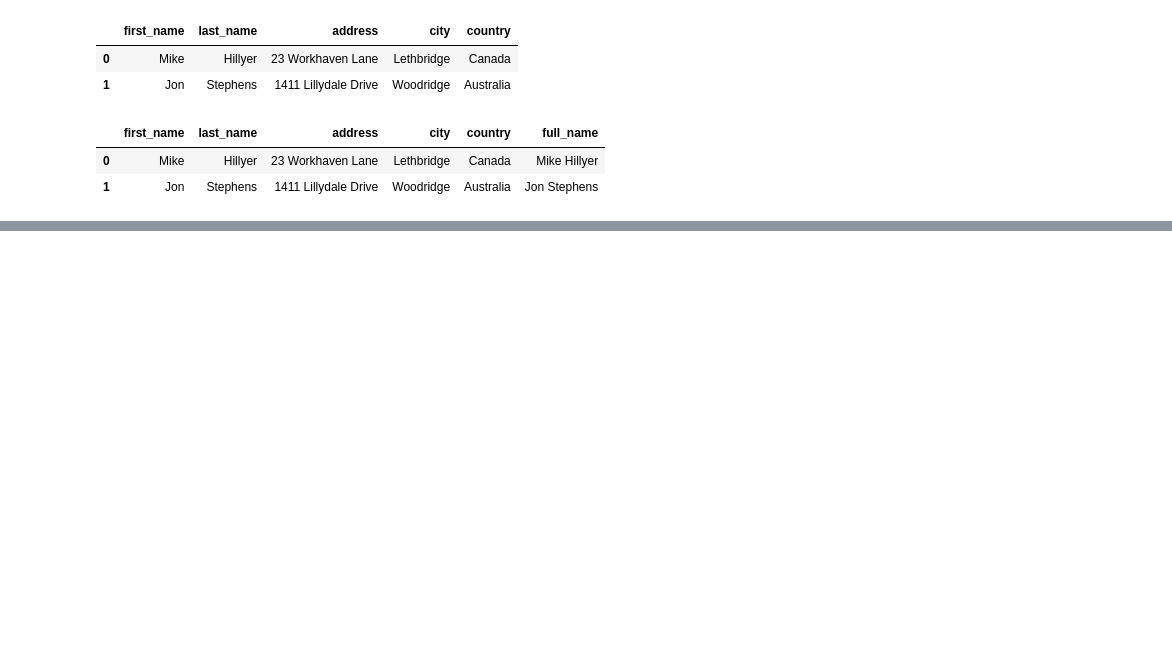
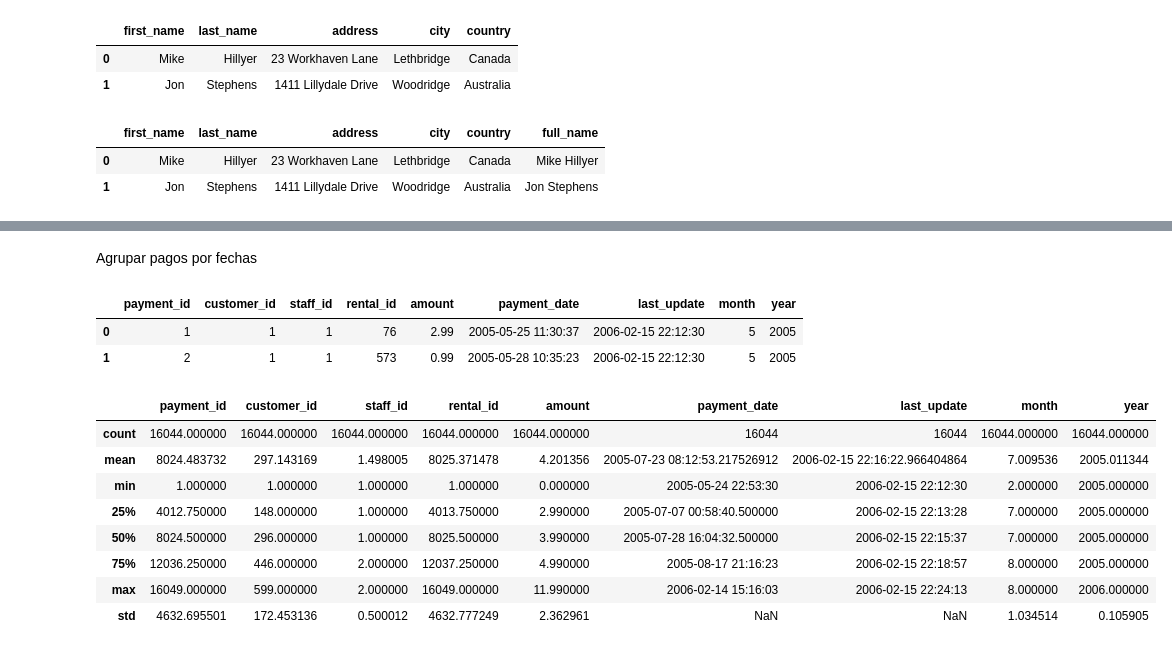
Before and after one commit to MiguelAngel3378/CURSO_ANALISIS_BD2, a Jupyter notebook: m4_pandas/operaciones/sakila_join.ipynb, the cells around one changed output, grey strips where cells are left out. Drawn from its saved outputs; the diff is of its cells as text; code cells hidden in the pictures; blank space fills up the shorter version.

```diff
--- a/m4_pandas/operaciones/sakila_join.ipynb
+++ b/m4_pandas/operaciones/sakila_join.ipynb
@@ -89,0 +121,12 @@ df_staff_direction
+# %%
+# crear nuevo dataframe que tenga el nombre de cada empleado y
+# el amount (cantidad dinero facturada) total de cada uno
+
+df_staff_payment = pd.DataFrame()
+
+df_staff = pd.read_sql('SELECT * FROM staff;', connection, index_col='staff_id')
+df_payment = pd.read_sql("SELECT * FROM payment", connection)
+
+df_staff_payment['full_name'] = df_staff['first_name'] + ' ' + df_staff['last_name']
+df_staff_payment['payment'] = df_payment.groupby('staff_id')['amount'].sum()
+df_staff_payment
@@ -89,0 +155,23 @@ df_staff_direction
+# %% [markdown]
+Agrupar pagos por fechas
+# %%
+# Extraer el mes de la columna payment_date
+df_payment['month'] = pd.to_datetime(df_payment['payment_date']).dt.month
+df_payment['year'] = pd.to_datetime(df_payment['payment_date']).dt.year
+df_payment.head(2)
+# %% [output]
+|  | payment_id | customer_id | staff_id | rental_id | amount | payment_date | last_update | month | year |
+| 0 | 1 | 1 | 1 | 76 | 2.99 | 2005-05-25 11:30:37 | 2006-02-15 22:12:30 | 5 | 2005 |
+| 1 | 2 | 1 | 1 | 573 | 0.99 | 2005-05-28 10:35:23 | 2006-02-15 22:12:30 | 5 | 2005 |
+# %%
+df_payment.describe()
+# %% [output]
+|  | payment_id | customer_id | staff_id | rental_id | amount | payment_date | last_update | month | year |
+| count | 16044.000000 | 16044.000000 | 16044.000000 | 16044.000000 | 16044.000000 | 16044 | 16044 | 16044.000000 | 16044.000000 |
+| mean | 8024.483732 | 297.143169 | 1.498005 | 8025.371478 | 4.201356 | 2005-07-23 08:12:53.217526912 | 2006-02-15 22:16:22.966404864 | 7.009536 | 2005.011344 |
+| min | 1.000000 | 1.000000 | 1.000000 | 1.000000 | 0.000000 | 2005-05-24 22:53:30 | 2006-02-15 22:12:30 | 2.000000 | 2005.000000 |
+| 25% | 4012.750000 | 148.000000 | 1.000000 | 4013.750000 | 2.990000 | 2005-07-07 00:58:40.500000 | 2006-02-15 22:13:28 | 7.000000 | 2005.000000 |
+| 50% | 8024.500000 | 296.000000 | 1.000000 | 8025.500000 | 3.990000 | 2005-07-28 16:04:32.500000 | 2006-02-15 22:15:37 | 7.000000 | 2005.000000 |
+| 75% | 12036.250000 | 446.000000 | 2.000000 | 12037.250000 | 4.990000 | 2005-08-17 21:16:23 | 2006-02-15 22:18:57 | 8.000000 | 2005.000000 |
+| max | 16049.000000 | 599.000000 | 2.000000 | 16049.000000 | 11.990000 | 2006-02-14 15:16:03 | 2006-02-15 22:24:13 | 8.000000 | 2006.000000 |
+| std | 4632.695501 | 172.453136 | 0.500012 | 4632.777249 | 2.362961 | NaN | NaN | 1.034514 | 0.105905 |
```
Also changed, not shown: parts of 20 cells of this notebook.
